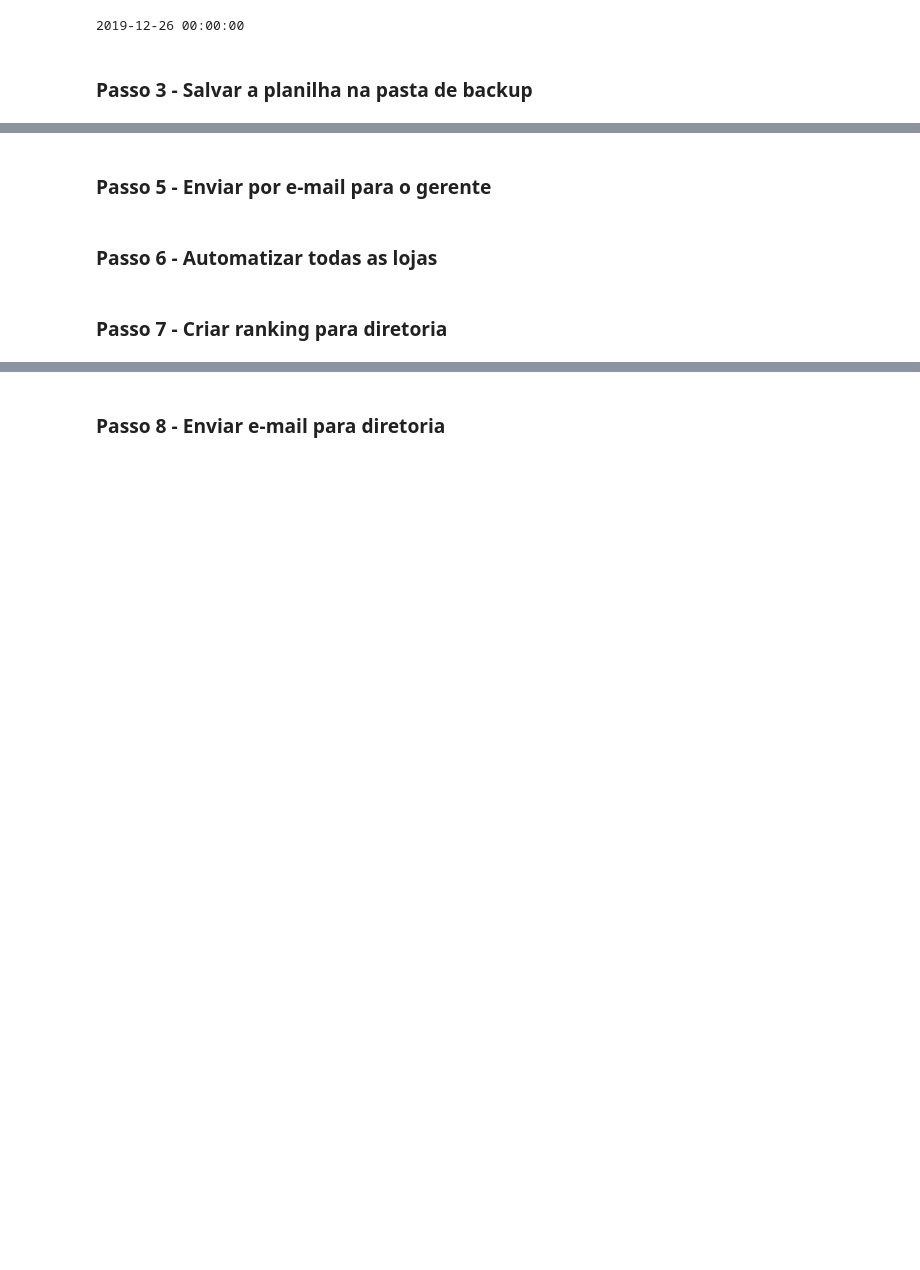
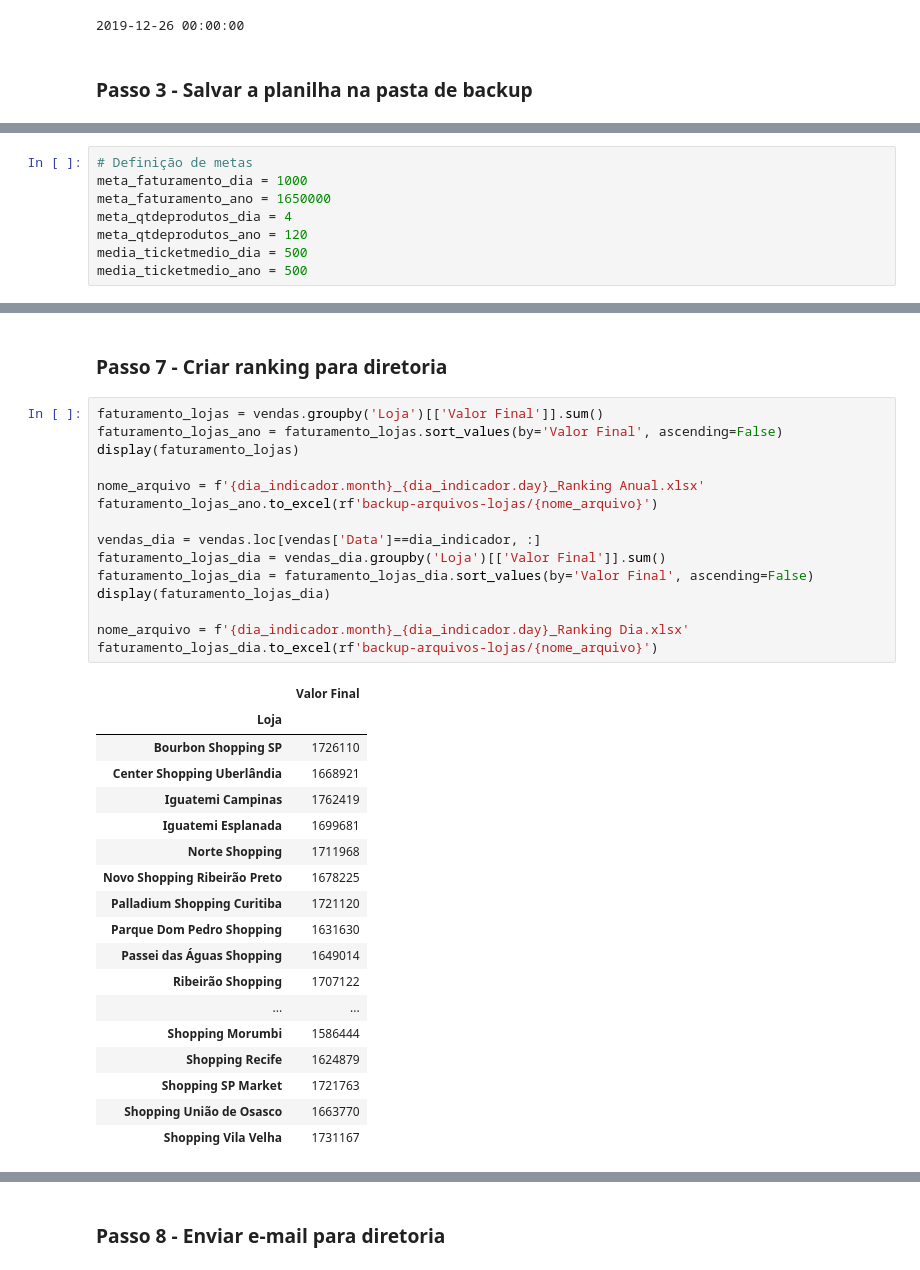
Before and after one commit to mikellylima/hashtag-projeto-automacao-indicadores, a Jupyter notebook: automacao-de-processo.ipynb, the cells around one changed output, grey strips where cells are left out. Drawn from its saved outputs; the diff is of its cells as text; blank space fills up the shorter version.

Commit message:
Automatizacao de envio de emails e ranking para diretoria

```diff
--- a/automacao-de-processo.ipynb
+++ b/automacao-de-processo.ipynb
@@ -135 +139,9 @@ for loja in dicionario_lojas:
+# %%
+# Definição de metas
+meta_faturamento_dia = 1000
+meta_faturamento_ano = 1650000
+meta_qtdeprodutos_dia = 4
+meta_qtdeprodutos_ano = 120
+media_ticketmedio_dia = 500
+media_ticketmedio_ano = 500
 # %%
@@ -167,6 +320,36 @@ print(ticket_medio_dia)
-# %% [markdown]
-### Passo 5 - Enviar por e-mail para o gerente
-# %% [markdown]
-### Passo 6 - Automatizar todas as lojas
 # %% [markdown]
 ### Passo 7 - Criar ranking para diretoria
+# %%
+faturamento_lojas = vendas.groupby('Loja')[['Valor Final']].sum()
+faturamento_lojas_ano = faturamento_lojas.sort_values(by='Valor Final', ascending=False)
+display(faturamento_lojas)
+
+nome_arquivo = f'{dia_indicador.month}_{dia_indicador.day}_Ranking Anual.xlsx'
+faturamento_lojas_ano.to_excel(rf'backup-arquivos-lojas/{nome_arquivo}')
+
+vendas_dia = vendas.loc[vendas['Data']==dia_indicador, :]
+faturamento_lojas_dia = vendas_dia.groupby('Loja')[['Valor Final']].sum()
+faturamento_lojas_dia = faturamento_lojas_dia.sort_values(by='Valor Final', ascending=False)
+display(faturamento_lojas_dia)
+
+nome_arquivo = f'{dia_indicador.month}_{dia_indicador.day}_Ranking Dia.xlsx'
+faturamento_lojas_dia.to_excel(rf'backup-arquivos-lojas/{nome_arquivo}')
+# %% [output]
+|  | Valor Final |
+| Loja |  |
+| Bourbon Shopping SP | 1726110 |
+| Center Shopping Uberlândia | 1668921 |
+| Iguatemi Campinas | 1762419 |
+| Iguatemi Esplanada | 1699681 |
+| Norte Shopping | 1711968 |
+| Novo Shopping Ribeirão Preto | 1678225 |
+| Palladium Shopping Curitiba | 1721120 |
+| Parque Dom Pedro Shopping | 1631630 |
+| Passei das Águas Shopping | 1649014 |
+| Ribeirão Shopping | 1707122 |
+| ... | ... |
+| Shopping Morumbi | 1586444 |
+| Shopping Recife | 1624879 |
+| Shopping SP Market | 1721763 |
+| Shopping União de Osasco | 1663770 |
+| Shopping Vila Velha | 1731167 |
```
Also changed, not shown: parts of 6 cells of this notebook, 27 other files.
